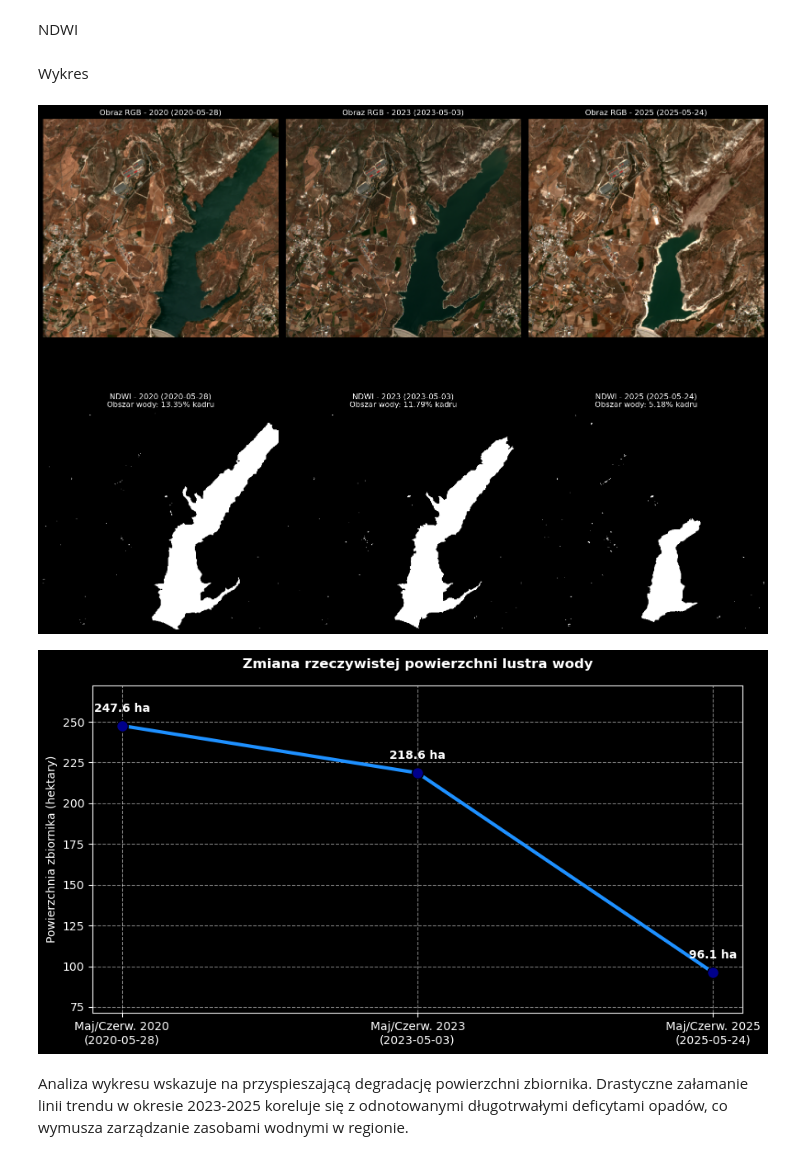
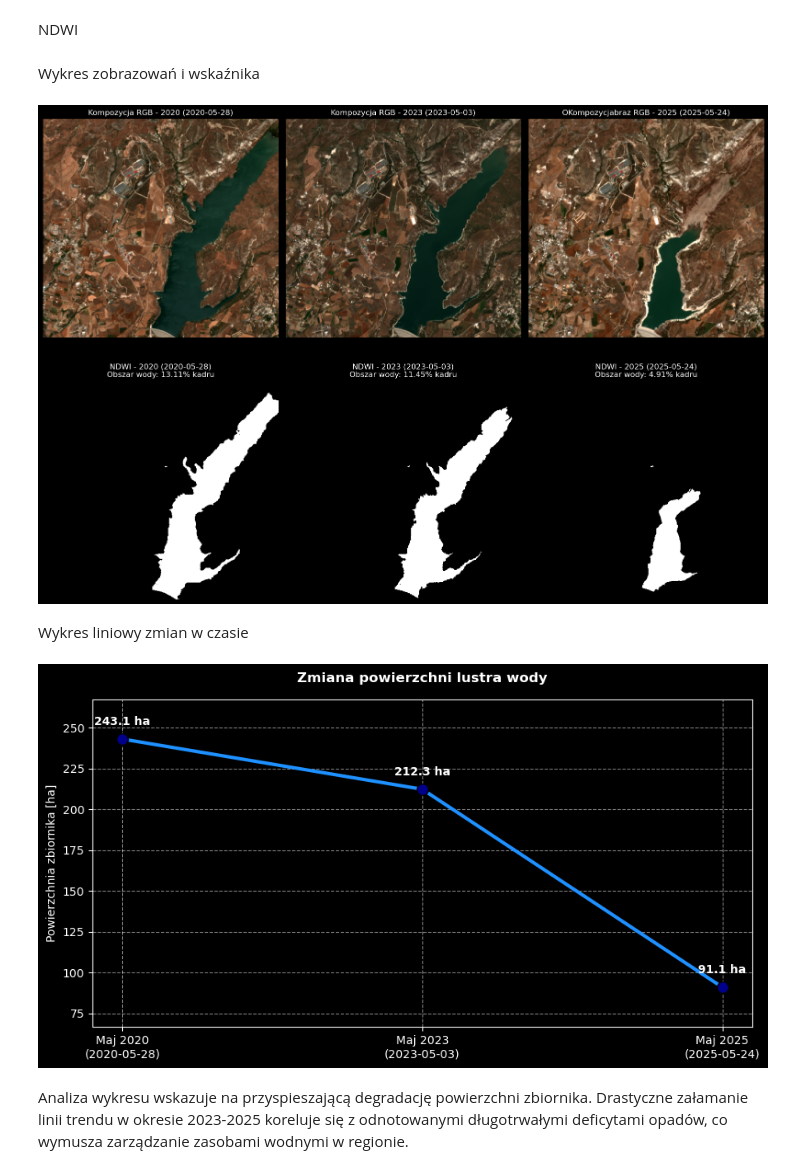
Before and after one commit to eskwarczek/SG_toolbox, a Jupyter notebook: projekt2_woda_Zuza.ipynb, the cells around one changed output. Cells and saved outputs as stored; diff of their text form; code cells hidden in the pictures.

Commit message:
zmiany

```diff
--- a/projekt2_woda_Zuza.ipynb
+++ b/projekt2_woda_Zuza.ipynb
@@ -133,7 +130,7 @@ Dla obszaru Cypru kluczowe jest wykorzystanie tych danych do śledzenia dynamiki
 # inicjalizacja klienta STAC (Earth Search AWS)
 catalog = Client.open("https://earth-search.aws.element84.com/v1")
 
-# słownik do przechowywania wyników wyszukiwania dla obu okresów
+# słownik do przechowywania wyników wyszukiwania dla kolejnych okresów
 queries = {"scena_2020": date_range_1,
            "scena_2023": date_range_2,
            "scena_2025": date_range_3}
@@ -141,7 +138,7 @@ queries = {"scena_2020": date_range_1,
 all_assets_rows = []
 found_scene_ids = []
 
-# pętla iterująca po obu okresach czasowych
+# pętla iterująca po okresach czasowych
 for period_name, date_range in queries.items():
     search = catalog.search(
         collections=["sentinel-2-l2a"],
@@ -155,7 +152,7 @@ for period_name, date_range in queries.items():
     found_scene_ids.append(item.id)
 
     print(
-        f"{period_name}: znaleziona scena ID: {item.id}, data: {item.datetime}, zachmurzenie: {item.properties.get('eo:cloud_cover')}%\n"
+        f"znaleziona scena dla {period_name}: ID: {item.id}, data: {item.datetime}, zachmurzenie: {item.properties.get('eo:cloud_cover')}%"
     )
 
     # ekstrakcja metadanych assetów (pasm) dla znalezionej sceny
@@ -343,7 +337,6 @@ nir_3   = load_band(scene_id_3, "nir", extent_proj)
 # %% [markdown]
 NDWI
 # %%
-# pracujemy na surowych wartościach (skalowanie /10000 nie zmienia wyniku dzielenia)
 denom_1 = green_1 + nir_1
 denom_2 = green_2 + nir_2
 denom_3 = green_3 + nir_3
@@ -354,12 +347,9 @@ with np.errstate(divide='ignore', invalid='ignore'):
     ndwi_3 = np.where(denom_3 == 0, -1, (green_3 - nir_3) / denom_3)
 
 # tworzenie binarnej maski wody
-water_thresh1_1 = -0.05
-water_thresh1_2 = 0.0
-
-water_mask_1 = ndwi_1 > water_thresh1_2
-water_mask_2 = ndwi_2 > water_thresh1_2
-water_mask_3 = ndwi_3 > water_thresh1_2
+water_mask_1 = ndwi_1 > 0.2
+water_mask_2 = ndwi_2 > 0.2
+water_mask_3 = ndwi_3 > 0.2
 
 # procent powierzchni wody w kadrze (tylko dla obszarów, gdzie są dane > 0)
 valid_1 = denom_1 > 0
@@ -371,58 +361,58 @@ water_pct_2 = (np.sum(water_mask_2 & valid_2) / np.sum(valid_2)) * 100 if np.sum
 valid_3 = denom_3 > 0
 water_pct_3 = (np.sum(water_mask_3 & valid_3) / np.sum(valid_3)) * 100 if np.sum(valid_3) > 0 else 0
 
-
-# skalujemy dzieląc przez 3000.0 (wartość odbicia 0.3), co idealnie balansuje jasność Sentinel-2
+# skalujemy dzieląc przez 3000 (wartość odbicia 0.3), co balansuje jasność Sentinel-2
 rgb_1 = np.stack([red_1, green_1, blue_1], axis=-1) / 5000.0
 rgb_2 = np.stack([red_2, green_2, blue_2], axis=-1) / 5000.0
 rgb_3 = np.stack([red_3, green_3, blue_3], axis=-1) / 5000.0
 
-# obcinamy wartości do bezpiecznego przedziału [0, 1]
+# obcinamy wartości do przedziału [0, 1]
 rgb_1 = np.clip(rgb_1, 0, 1)
 rgb_2 = np.clip(rgb_2, 0, 1)
 rgb_3 = np.clip(rgb_3, 0, 1)
 # %% [markdown]
-Wykres
+Wykres zobrazowań i wskaźnika
 # %%
 date_1 = str(raster_objects["raster_1"]["StdTime"])[:10]
 date_2 = str(raster_objects["raster_2"]["StdTime"])[:10]
 date_3 = str(raster_objects["raster_3"]["StdTime"])[:10]
 
-fig, axes = plt.subplots(2, 3, figsize=(16, 14))
+plt.style.use("dark_background")
+fig, axes = plt.subplots(2, 3, figsize=(16, 12))
 
 # RGB
 axes[0, 0].imshow(rgb_1)
-axes[0, 0].set_title(f"Obraz RGB - 2020 ({date_1})")
+axes[0, 0].set_title(f"Kompozycja RGB - 2020 ({date_1})")
 axes[0, 0].axis("off")
 
 axes[0, 1].imshow(rgb_2)
-axes[0, 1].set_title(f"Obraz RGB - 2023 ({date_2})")
+axes[0, 1].set_title(f"Kompozycja RGB - 2023 ({date_2})")
 axes[0, 1].axis("off")
 
 axes[0, 2].imshow(rgb_3)
-axes[0, 2].set_title(f"Obraz RGB - 2025 ({date_3})")
+axes[0, 2].set_title(f"OKompozycjabraz RGB - 2025 ({date_3})")
 axes[0, 2].axis("off")
 
 # NDWI
 axes[1, 0].imshow(water_mask_1, cmap="grey")
 axes[1, 0].set_title(f"NDWI - 2020 ({date_1})\nObszar wody: {water_pct_1:.2f}% kadru")
 axes[1, 0].axis("off")
 
 axes[1, 1].imshow(water_mask_2, cmap="grey")
 axes[1, 1].set_title(f"NDWI - 2023 ({date_2})\nObszar wody: {water_pct_2:.2f}% kadru")
 axes[1, 1].axis("off")
 
 axes[1, 2].imshow(water_mask_3, cmap="grey")
 axes[1, 2].set_title(f"NDWI - 2025 ({date_3})\nObszar wody: {water_pct_3:.2f}% kadru")
 axes[1, 2].axis("off")
 
 plt.tight_layout()
 plt.show()
 # %% [output]
-[figure, old version]
+[figure, new version]
+# %% [markdown]
+Wykres liniowy zmian w czasie
 # %%
-# %%
-# --- WYKRES LINIOWY Z PUNKTAMI (W HEKTARACH) ---
 valid_pixels_1 = np.sum(valid_1)
 valid_pixels_2 = np.sum(valid_2)
 valid_pixels_3 = np.sum(valid_3)
@@ -433,30 +423,29 @@ area_ha_3 = ((water_pct_3 * valid_pixels_3) / 100.0) * 0.01
 
 plt.figure(figsize=(9, 5))
 
-# Dodano trzeci punkt pomiarowy (2025)
-lata_etykiety = [f"Maj/Czerw. 2020\n({date_1})", f"Maj/Czerw. 2023\n({date_2})", f"Maj/Czerw. 2025\n({date_3})"]
+lata_etykiety = [f"Maj 2020\n({date_1})", f"Maj 2023\n({date_2})", f"Maj 2025\n({date_3})"]
 wartosci_ha = [area_ha_1, area_ha_2, area_ha_3]
 
-# Rysowanie linii trendu z dużymi kropkami
+# linia trendu z kropkami
 plt.plot(lata_etykiety, wartosci_ha, color="#1E90FF", linestyle="-", linewidth=3,
          marker="o", markersize=10, markerfacecolor="darkblue", markeredgecolor="black", zorder=3)
 
-# Dodanie podpisów z wartością nad punktami (ha)
+# podpisy z wartością nad punktami (ha)
 for i, txt in enumerate(wartosci_ha):
     plt.annotate(f"{txt:.1f} ha", (lata_etykiety[i], wartosci_ha[i]),
                  textcoords="offset points", xytext=(0, 12), ha='center', fontweight='bold', fontsize=10)
 
-plt.title("Zmiana rzeczywistej powierzchni lustra wody", fontsize=12, fontweight='bold', pad=15)
-plt.ylabel("Powierzchnia zbiornika (hektary)", fontsize=10)
+plt.title("Zmiana powierzchni lustra wody", fontsize=12, fontweight='bold', pad=15)
+plt.ylabel("Powierzchnia zbiornika [ha]", fontsize=10)
 
-# Dynamiczny margines dla osi Y, żeby napisy nie uciekały poza wykres
+# dynamiczny margines dla osi Y, żeby napisy nie uciekały poza wykres
 plt.ylim(min(wartosci_ha) - (max(wartosci_ha)*0.1), max(wartosci_ha) + (max(wartosci_ha)*0.1))
 
 plt.grid(True, linestyle='--', alpha=0.5, zorder=0)
 plt.tight_layout()
 plt.show()
 # %% [output]
-[figure, old version]
+[figure, new version]
 # %% [markdown]
 Analiza wykresu wskazuje na przyspieszającą degradację powierzchni zbiornika. Drastyczne załamanie linii trendu w okresie 2023-2025 koreluje się z odnotowanymi długotrwałymi deficytami opadów, co wymusza zarządzanie zasobami wodnymi w regionie.
 # %%
```
Also changed, not shown: parts of 12 cells of this notebook.
